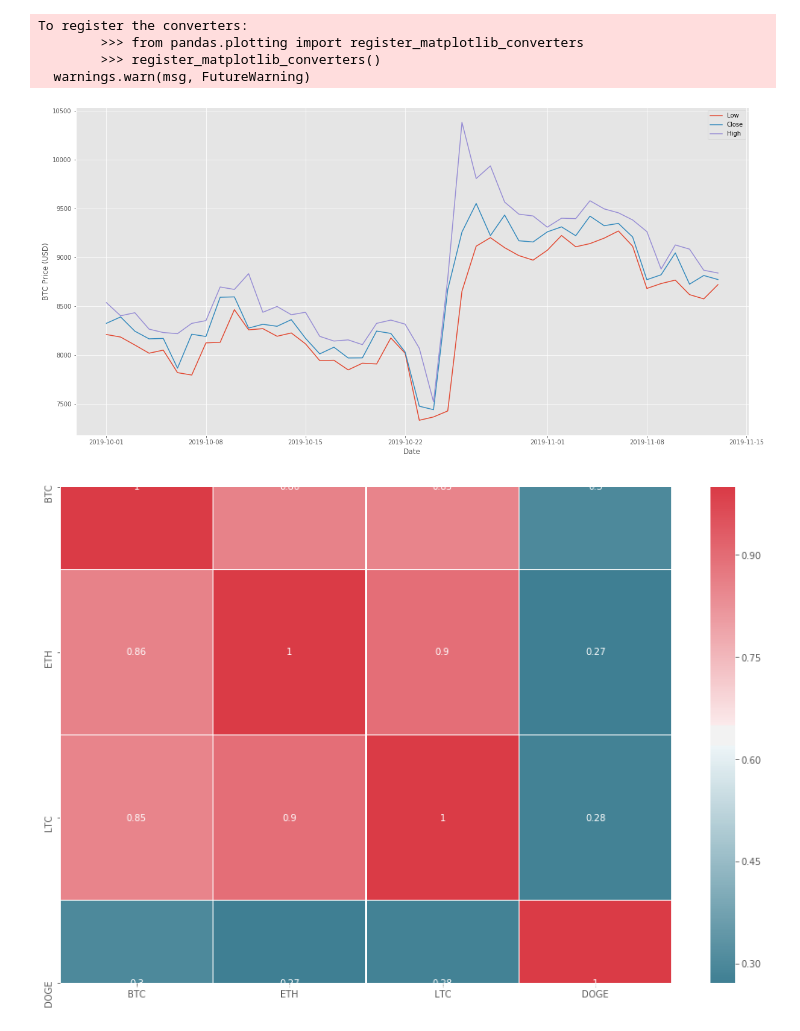
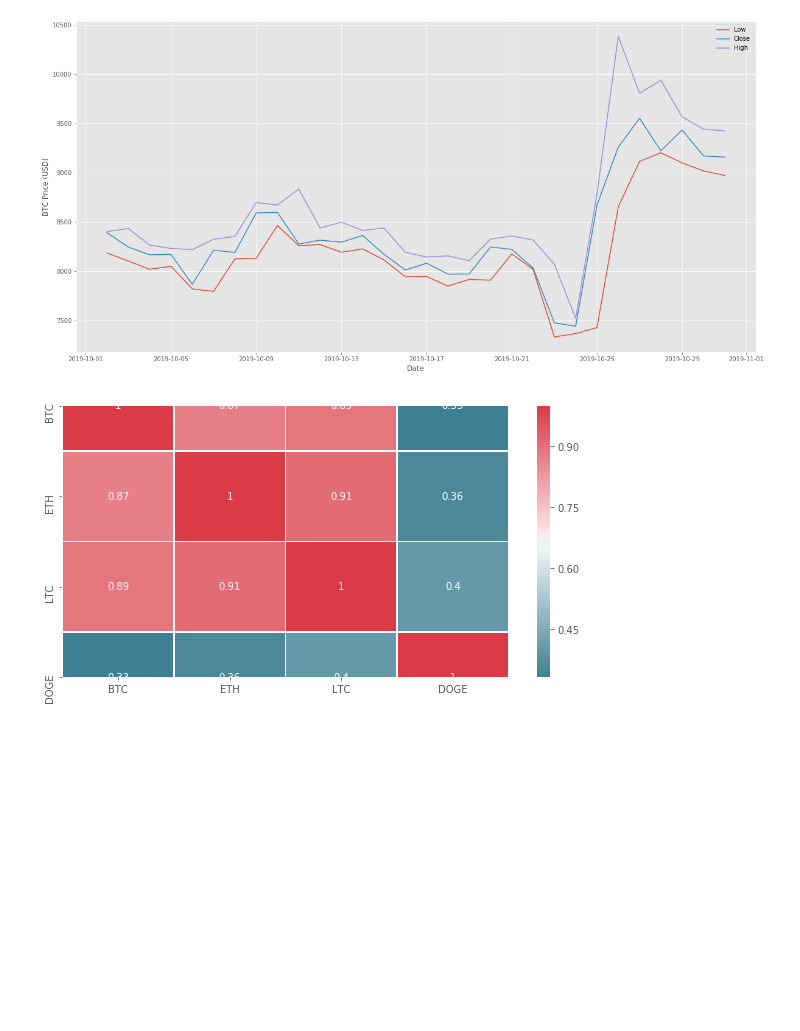
Before and after one commit to hilljtm/sfund, a Jupyter notebook: CryptoOHLC-oct.ipynb, the cells around one changed output. Cells and saved outputs as stored; diff of their text form; code cells hidden in the pictures; blank space fills up the shorter version.

Commit message:
added november, cleaned up shitty code, supressed the register matplotlib converter bullshit, looks good but for some reason I don't think this is totally accurate shhhh

```diff
--- a/CryptoOHLC-oct.ipynb
+++ b/CryptoOHLC-oct.ipynb
@@ -49,20 +51,16 @@ def get_df(from_date, to_date):
         df.sort_index(ascending=False, inplace=True)
         return df
 # %%
-df = get_df(1569801600, 1573679395)
+df = get_df(1569888000, 1572480000)
 # %%
 fig, ax = plt.subplots(figsize=(20, 10))
 ax.plot(df[['low', 'close', 'high']])
 ax.set_ylabel('BTC Price (USD)')
 ax.set_xlabel('Date')
 ax.legend(['Low', 'Close', 'High'])
-plt.show();
+_ = plt.show();
 # %% [output]
-To register the converters:
-        >>> from pandas.plotting import register_matplotlib_converters
-        >>> register_matplotlib_converters()
-  warnings.warn(msg, FutureWarning)
-[figure, old version]
+[figure, new version]
 # %%
 def get_data_spec(coin, date, time_period):
     """query api for historical data starting from "date"."""
@@ -91,8 +89,8 @@ def get_df_spec(time_period, coin, from_date, to_date):
 coins = ['BTC', 'ETH', 'LTC', 'DOGE']
 # %%
 holder = []
-from_date = 1569801600  # 09-30-2019
-to_date = 1573679395  # Today
+from_date = 1569888000  # 10-01-2019
+to_date = 1572480000  # 10-31-2019
 time_period = 'histoday'
 for coin in coins:
     holder.append(get_df_spec(time_period, coin, from_date, to_date))
@@ -102,16 +100,11 @@ df = pd.concat(holder, axis=1)
 df = df.divide(df.shift()) - 1
 df_norm_col = (df - df.mean()) / df.std()
 # %%
-import seaborn as sns
-fig = plt.figure(figsize=(15, 10))
+fig = plt.figure(figsize=(10, 5))
 cmap = sns.diverging_palette(220, 10, as_cmap=True)
 
-sns.heatmap(
-    df.corr(),
-    annot=True,
-    linewidth=0.5,
-    cmap=cmap)
-plt.show();
+sns.heatmap(df.corr(), annot=True, linewidth=0.5, cmap=cmap)
+plt.show()
 # %% [output]
-[figure, old version]
+[figure, new version]
 # %%
```
Also changed, not shown: parts of 3 cells of this notebook, 3 other files.
